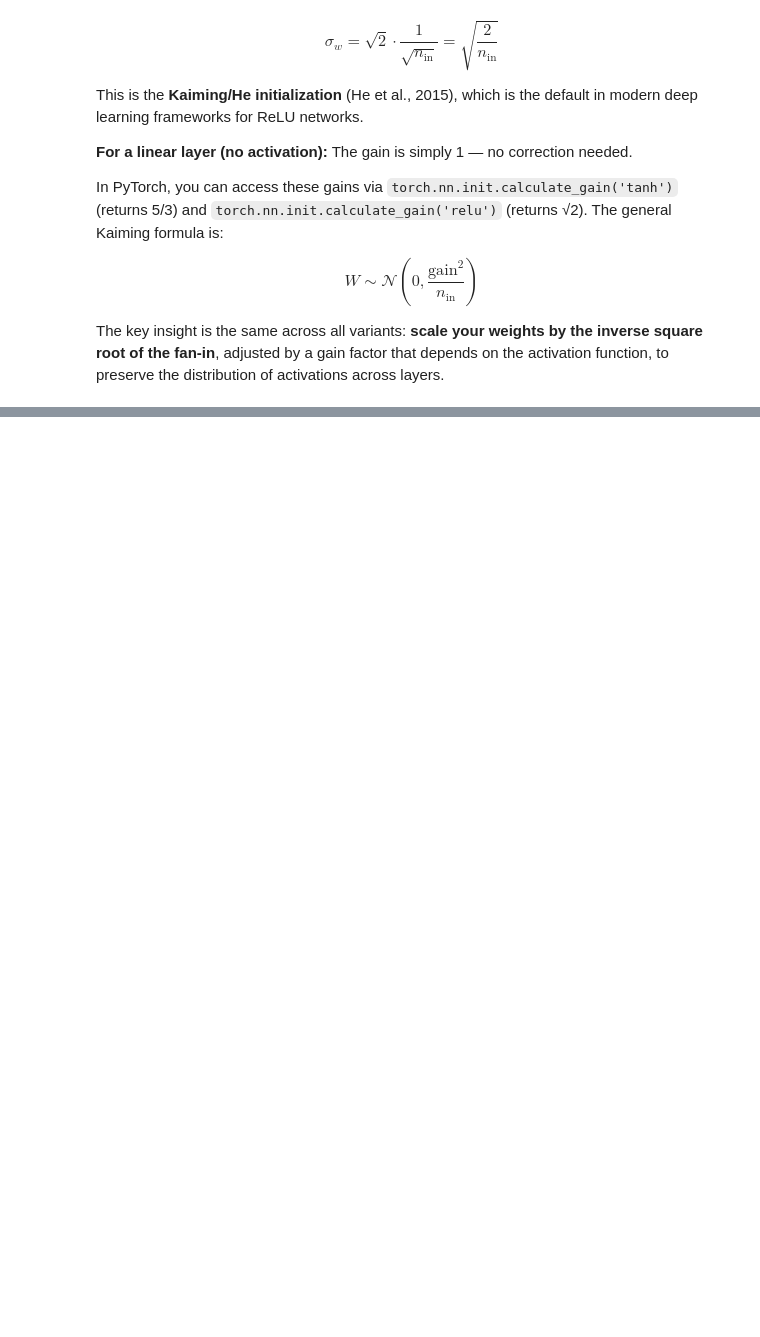
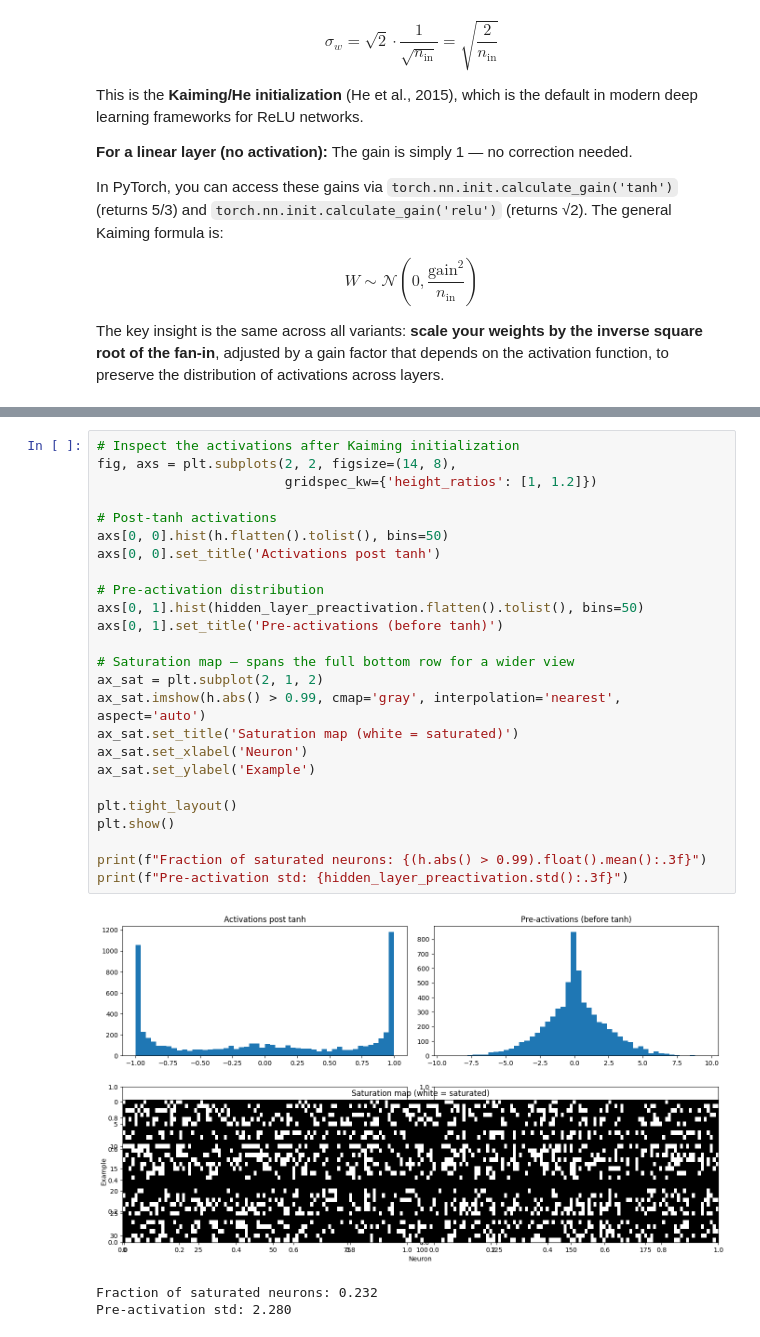
Before and after one commit to kshitijg92/karpathy-zero-to-hero-deep-work, a Jupyter notebook: lesson_4_makemore_batchnorm/makemore_initialization_batchnorm_part1.ipynb, the cells around one changed output, grey strips where cells are left out. Saved outputs shown, nothing was run; the diff lists cells and outputs as text; blank space fills up the shorter version.

```diff
--- a/lesson_4_makemore_batchnorm/makemore_initialization_batchnorm_part1.ipynb
+++ b/lesson_4_makemore_batchnorm/makemore_initialization_batchnorm_part1.ipynb
@@ -868,3 +929,32 @@ print(f"Final training loss: {lossi[-1]}")
+# %%
+# Inspect the activations after Kaiming initialization
+fig, axs = plt.subplots(2, 2, figsize=(14, 8),
+                        gridspec_kw={'height_ratios': [1, 1.2]})
+
+# Post-tanh activations
+axs[0, 0].hist(h.flatten().tolist(), bins=50)
+axs[0, 0].set_title('Activations post tanh')
+
+# Pre-activation distribution
+axs[0, 1].hist(hidden_layer_preactivation.flatten().tolist(), bins=50)
+axs[0, 1].set_title('Pre-activations (before tanh)')
+
+# Saturation map — spans the full bottom row for a wider view
+ax_sat = plt.subplot(2, 1, 2)
+ax_sat.imshow(h.abs() > 0.99, cmap='gray', interpolation='nearest', aspect='auto')
+ax_sat.set_title('Saturation map (white = saturated)')
+ax_sat.set_xlabel('Neuron')
+ax_sat.set_ylabel('Example')
+
+plt.tight_layout()
+plt.show()
+
+print(f"Fraction of saturated neurons: {(h.abs() > 0.99).float().mean():.3f}")
+print(f"Pre-activation std: {hidden_layer_preactivation.std():.3f}")
+# %% [output]
+[figure, added]
+Fraction of saturated neurons: 0.232
+Pre-activation std: 2.280
 # %% [markdown]
 ### Putting it all together: Kaiming initialization for our model
 
```
Also changed, not shown: parts of 39 cells of this notebook.
